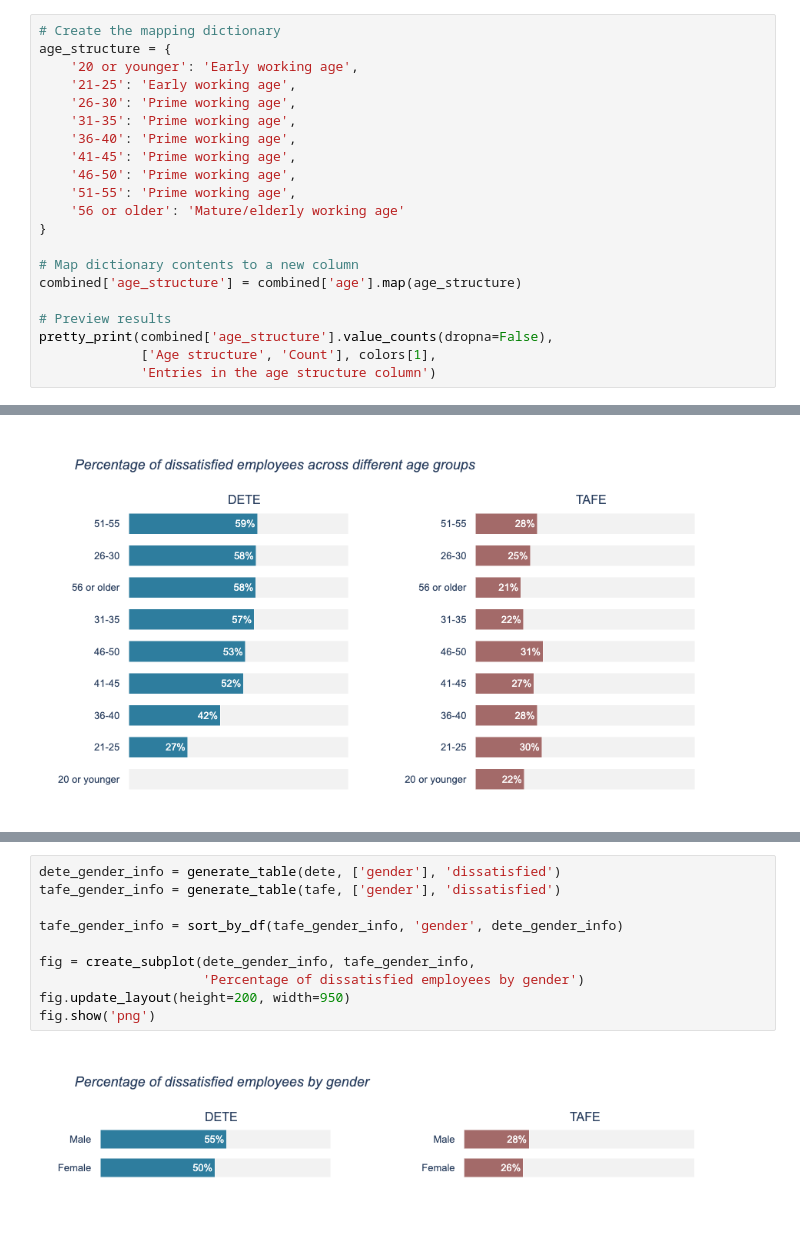
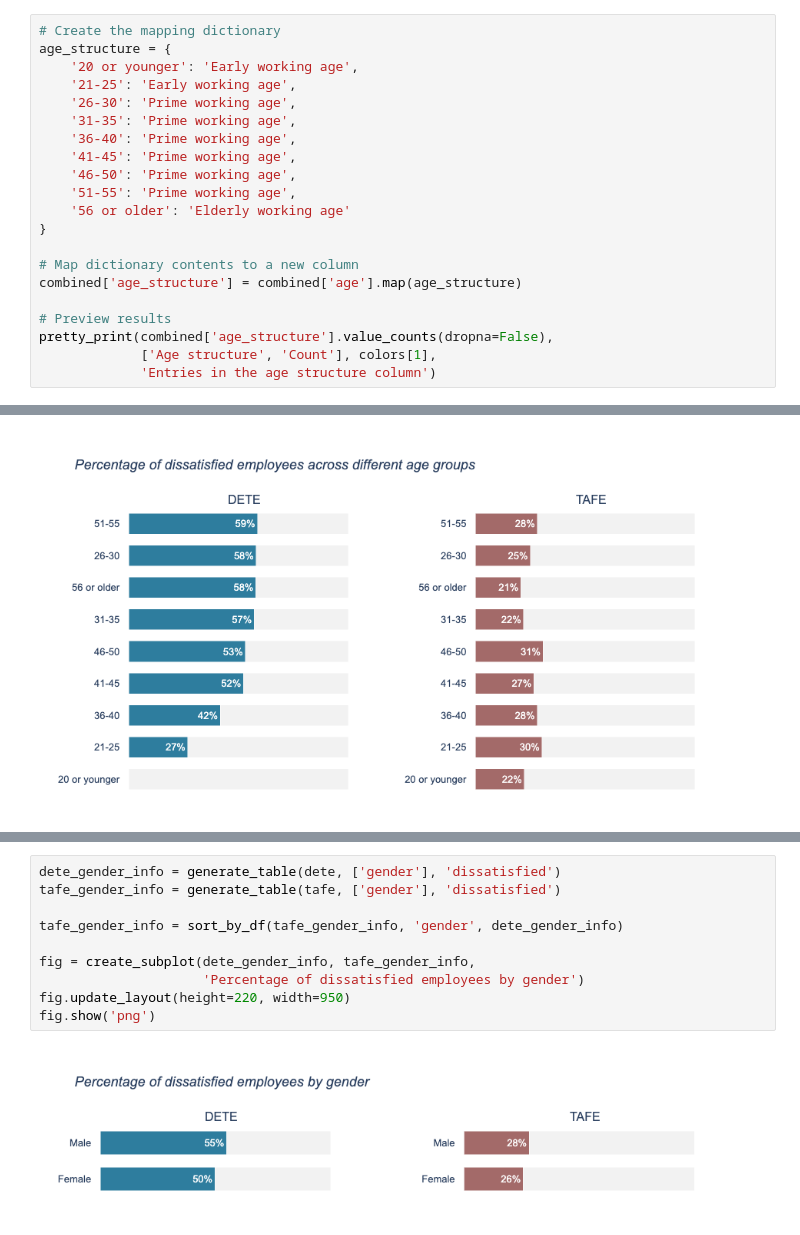
Before and after one commit to Lippins/Employee_exit_surveys, a Jupyter notebook: notebook.ipynb, the cells around one changed output, grey strips where cells are left out. Cells and saved outputs as stored; diff of their text form.

```diff
--- a/notebook.ipynb
+++ b/notebook.ipynb
@@ -1295,7 +1295,7 @@ age_structure = {
     '41-45': 'Prime working age',
     '46-50': 'Prime working age',
     '51-55': 'Prime working age',
-    '56 or older': 'Mature/elderly working age'
+    '56 or older': 'Elderly working age'
 }
 
 # Map dictionary contents to a new column
@@ -1511,12 +1562,12 @@ fig.show('png')
 # %%
 dete_gender_info = generate_table(dete, ['gender'], 'dissatisfied')
 tafe_gender_info = generate_table(tafe, ['gender'], 'dissatisfied')
 
 tafe_gender_info = sort_by_df(tafe_gender_info, 'gender', dete_gender_info)
 
 fig = create_subplot(dete_gender_info, tafe_gender_info,
                      'Percentage of dissatisfied employees by gender')
-fig.update_layout(height=200, width=950)
+fig.update_layout(height=220, width=950)
 fig.show('png')
 # %% [output]
-[figure, old version]
+[figure, new version]
```
Also changed, not shown: parts of 24 cells of this notebook.
